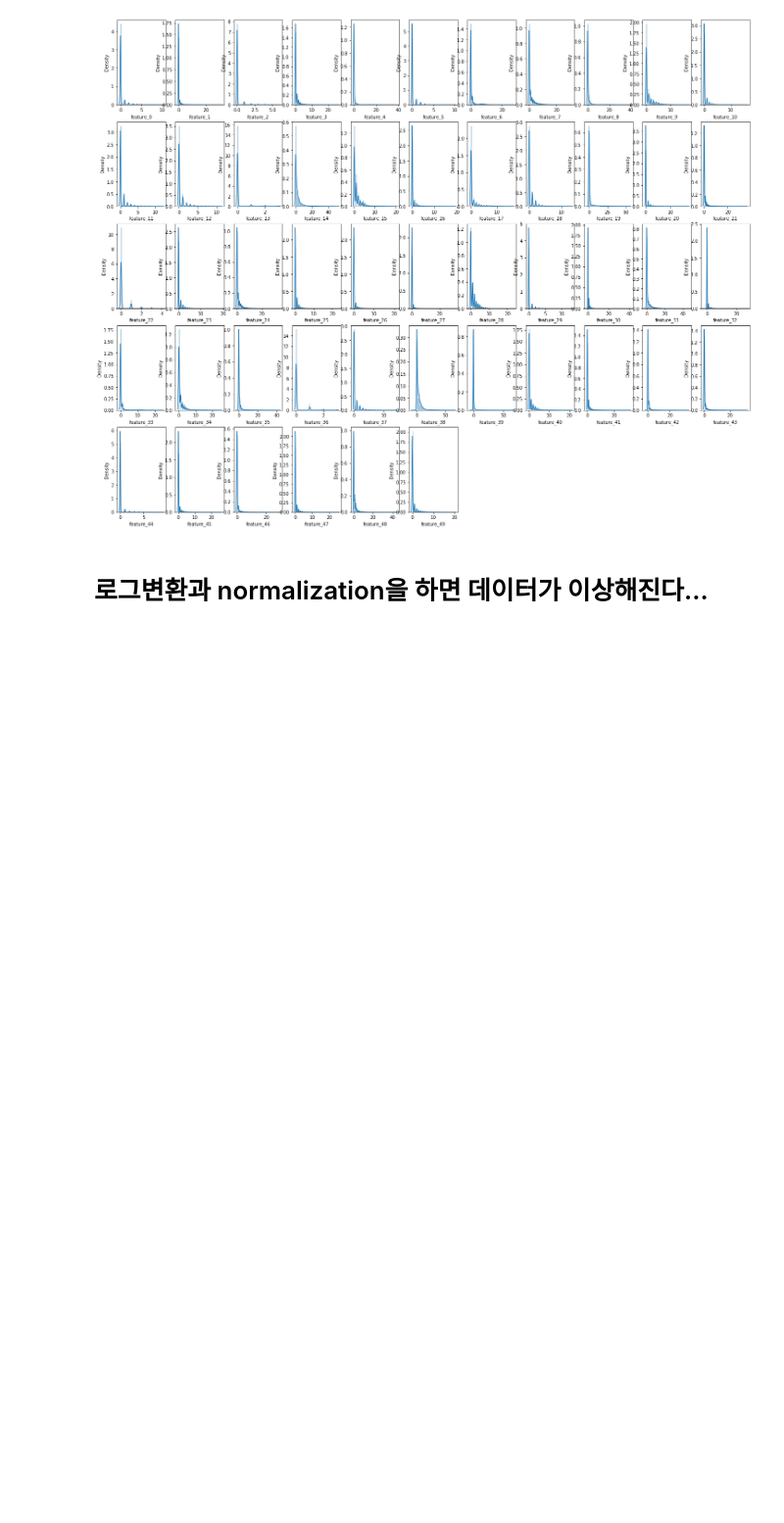
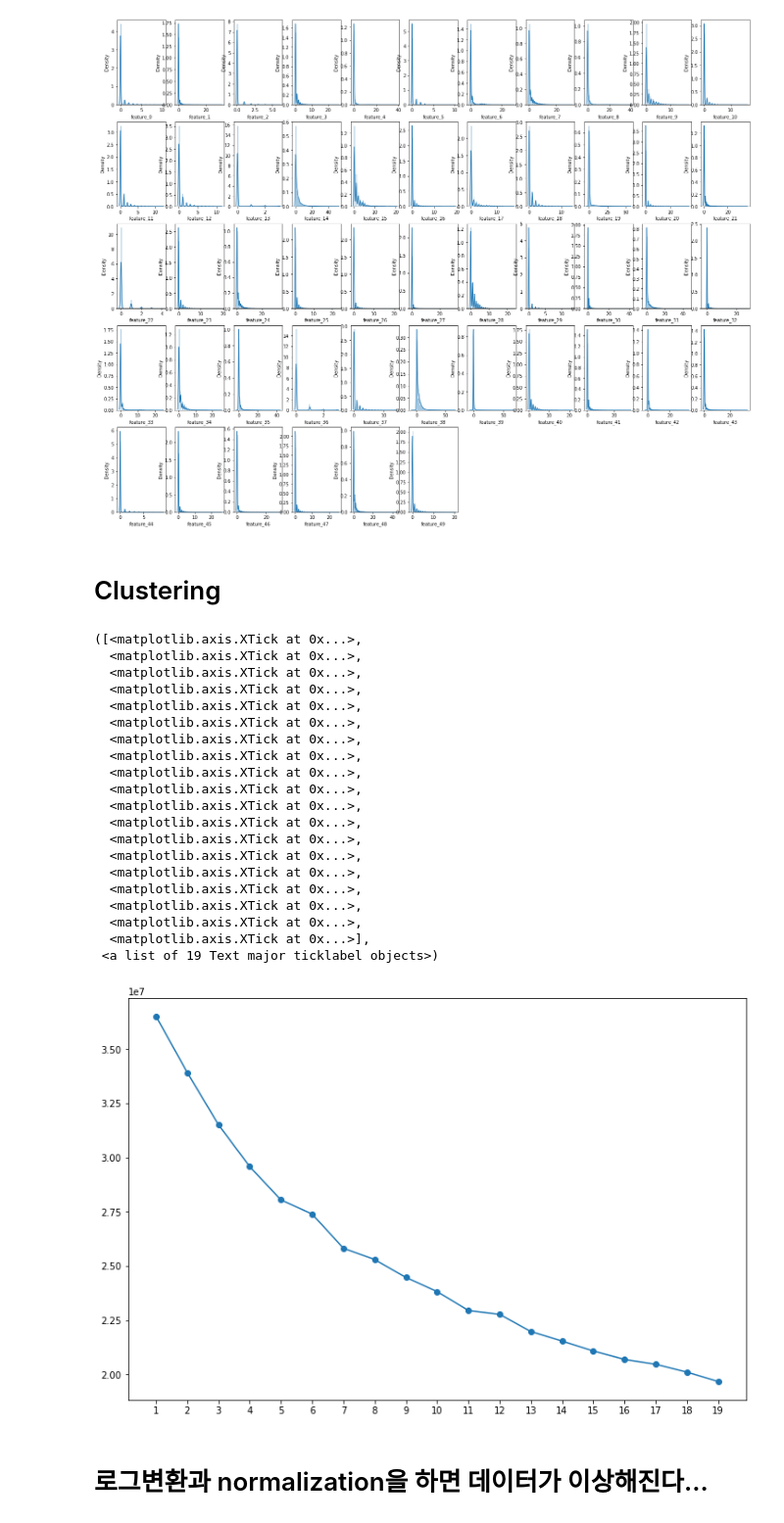
Before and after one commit to O-Kpy/Kaggle, a Jupyter notebook: Tabular_Playground_Series_May_2021.ipynb, the cells around one changed output. Shown at 98% size. Drawn from its saved outputs; the diff is of its cells as text; code cells hidden in the pictures; blank space fills up the shorter version.

```diff
--- a/Tabular_Playground_Series_May_2021.ipynb
+++ b/Tabular_Playground_Series_May_2021.ipynb
@@ -84,0 +83,2 @@ test = test.merge(test_agg, how='left', on='id')
+# %% [markdown]
+# Clustering
@@ -84,0 +94,33 @@ test = test.merge(test_agg, how='left', on='id')
+# %%
+from sklearn.cluster import KMeans
+
+ssc = {}
+for i in range(1, 20):
+  km = KMeans(n_clusters=i, algorithm='auto', n_jobs=-1).fit(df_cl)
+  ssc[i] = km.inertia_
+# %%
+plt.figure(figsize=(12,8))
+plt.plot(pd.Series(ssc).index, pd.Series(ssc), marker='o')
+plt.xticks(pd.Series(ssc).index)
+# %% [output]
+([<matplotlib.axis.XTick at 0x...>,
+  <matplotlib.axis.XTick at 0x...>,
+  <matplotlib.axis.XTick at 0x...>,
+  <matplotlib.axis.XTick at 0x...>,
+  <matplotlib.axis.XTick at 0x...>,
+  <matplotlib.axis.XTick at 0x...>,
+  <matplotlib.axis.XTick at 0x...>,
+  <matplotlib.axis.XTick at 0x...>,
+  <matplotlib.axis.XTick at 0x...>,
+  <matplotlib.axis.XTick at 0x...>,
+  <matplotlib.axis.XTick at 0x...>,
+  <matplotlib.axis.XTick at 0x...>,
+  <matplotlib.axis.XTick at 0x...>,
+  <matplotlib.axis.XTick at 0x...>,
+  <matplotlib.axis.XTick at 0x...>,
+  <matplotlib.axis.XTick at 0x...>,
+  <matplotlib.axis.XTick at 0x...>,
+  <matplotlib.axis.XTick at 0x...>,
+  <matplotlib.axis.XTick at 0x...>],
+ <a list of 19 Text major ticklabel objects>)
+[figure, added]
```
Also changed, not shown: parts of 18 cells of this notebook.
